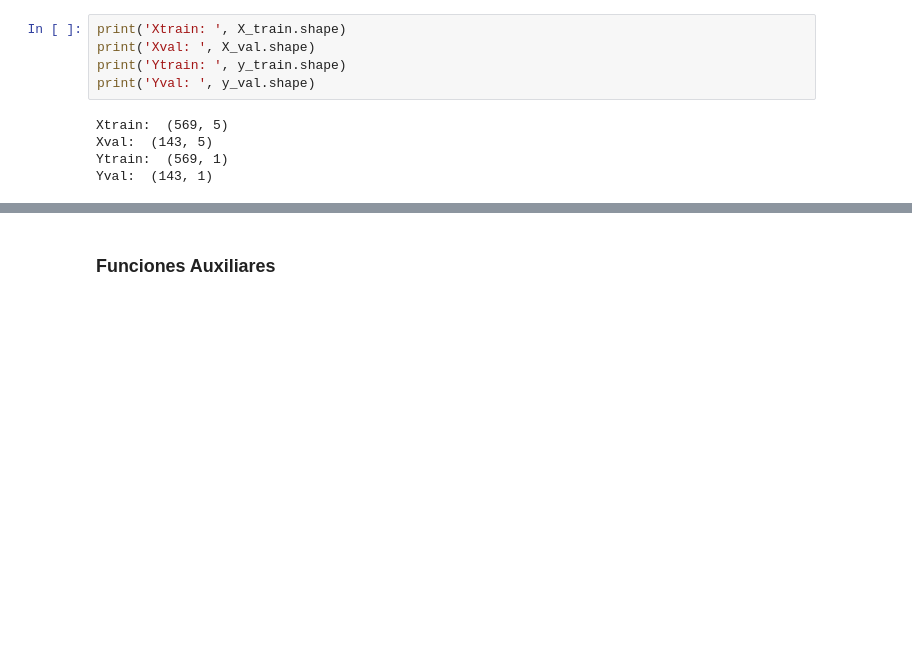
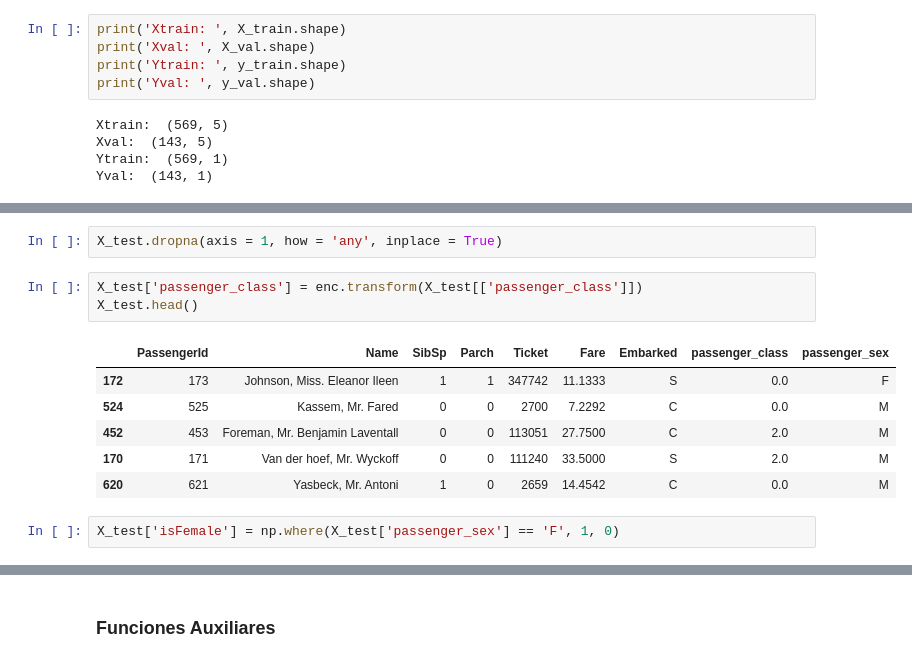
Before and after one commit to CarlosGarlem/TitanicClassPrediciton, a Jupyter notebook: TrainingModel.ipynb, the cells around one changed output, grey strips where cells are left out. Cells and saved outputs as stored; diff of their text form; blank space fills up the shorter version.

```diff
--- a/TrainingModel.ipynb
+++ b/TrainingModel.ipynb
@@ -158,0 +177,14 @@ Yval:  (143, 1)
+# %%
+X_test.dropna(axis = 1, how = 'any', inplace = True)
+# %%
+X_test['passenger_class'] = enc.transform(X_test[['passenger_class']])
+X_test.head()
+# %% [output]
+|  | PassengerId | Name | SibSp | Parch | Ticket | Fare | Embarked | passenger_class | passenger_sex |
+| 172 | 173 | Johnson, Miss. Eleanor Ileen | 1 | 1 | 347742 | 11.1333 | S | 0.0 | F |
+| 524 | 525 | Kassem, Mr. Fared | 0 | 0 | 2700 | 7.2292 | C | 0.0 | M |
+| 452 | 453 | Foreman, Mr. Benjamin Laventall | 0 | 0 | 113051 | 27.7500 | C | 2.0 | M |
+| 170 | 171 | Van der hoef, Mr. Wyckoff | 0 | 0 | 111240 | 33.5000 | S | 2.0 | M |
+| 620 | 621 | Yasbeck, Mr. Antoni | 1 | 0 | 2659 | 14.4542 | C | 0.0 | M |
+# %%
+X_test['isFemale'] = np.where(X_test['passenger_sex'] == 'F', 1, 0)
```
Also changed, not shown: parts of 30 cells of this notebook, 15 other files.
